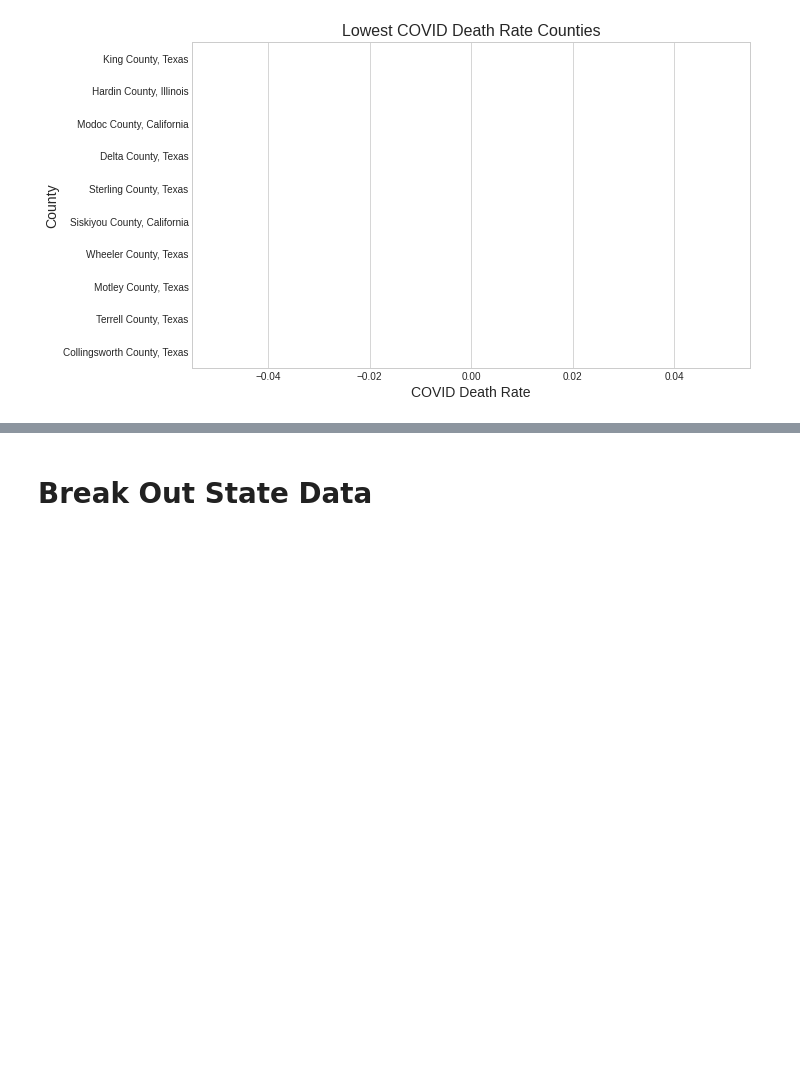
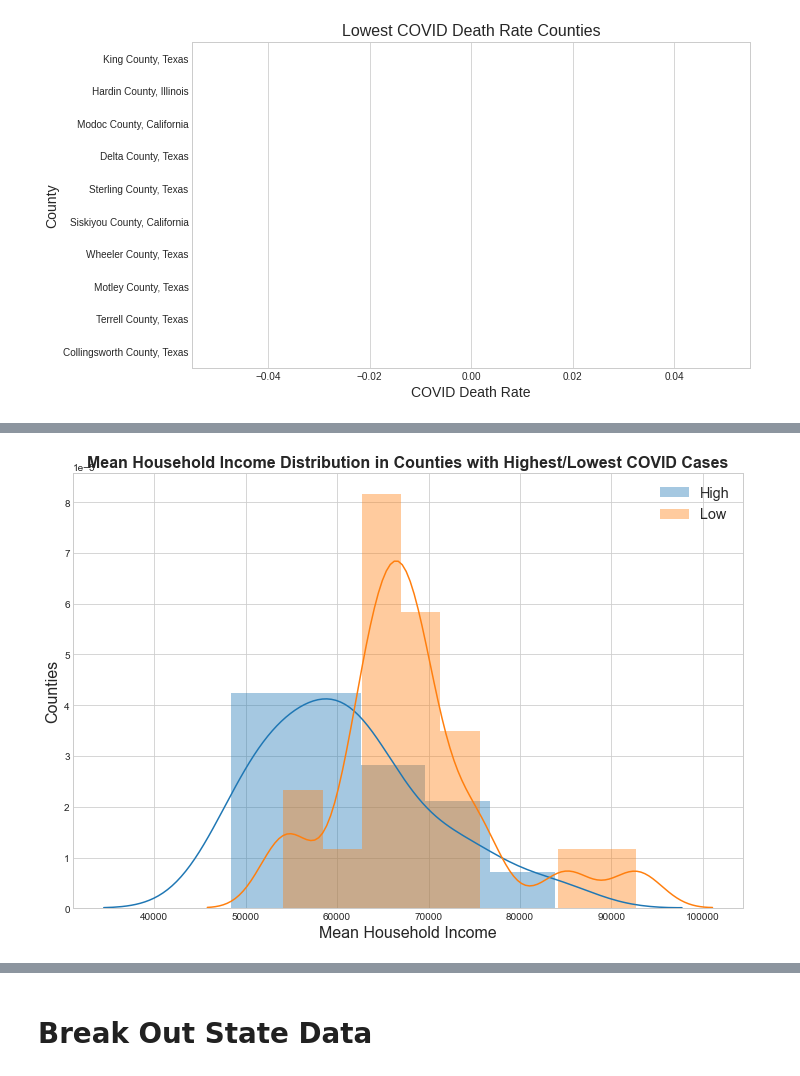
Before and after one commit to cxclark/covid19-analysis, a Jupyter notebook: code/04_eda_preprocessing_5_states.ipynb, the cells around one changed output, grey strips where cells are left out. Saved outputs shown, nothing was run; the diff lists cells and outputs as text; code cells hidden in the pictures; blank space fills up the shorter version.

```diff
--- a/code/04_eda_preprocessing_5_states.ipynb
+++ b/code/04_eda_preprocessing_5_states.ipynb
@@ -450,0 +500,12 @@ plt.title('Lowest COVID Death Rate Counties', fontsize=16);
+# %%
+plt.figure(figsize=(12,8))
+plt.title('Mean Household Income Distribution in Counties with Highest/Lowest COVID Cases', fontdict={'fontsize':16, 'fontweight':'bold'})
+
+sns.distplot(top_10_per['inc_mean_hhld_inc_dol'], label='High')
+sns.distplot(low_10_per['inc_mean_hhld_inc_dol'], label='Low')
+
+plt.xlabel('Mean Household Income', fontsize=16)
+plt.ylabel('Counties', fontsize=16)
+plt.legend(fontsize='x-large');
+# %% [output]
+[figure, added]
```
Also changed, not shown: parts of 13 cells of this notebook, 7 other files.
